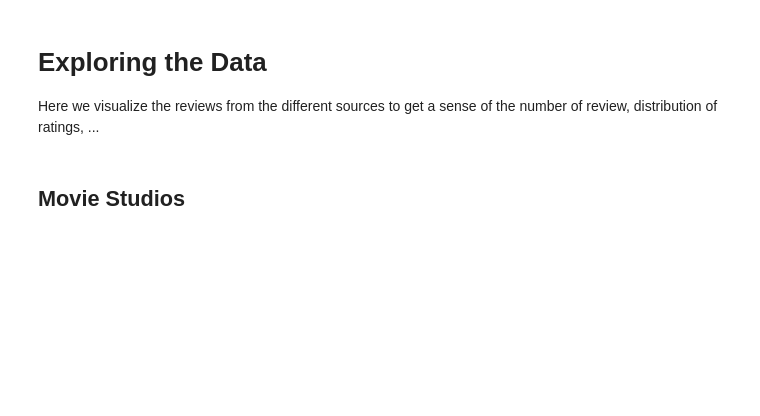
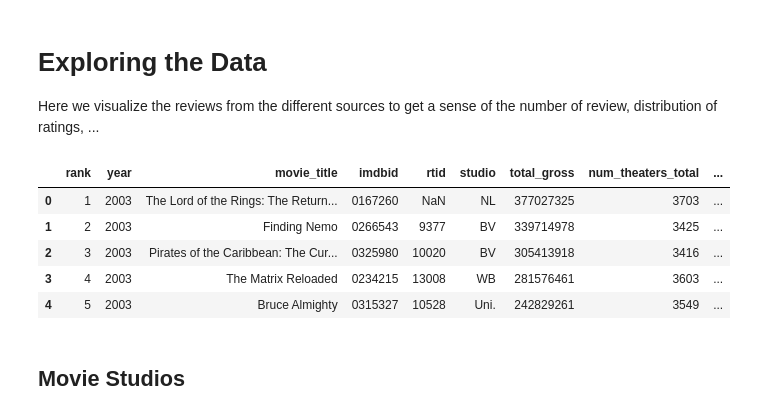
Before and after one commit to rizzomichaelg/cs109-oscars, a Jupyter notebook: process_book.ipynb, the cells around one changed output. Saved outputs shown, nothing was run; the diff lists cells and outputs as text; code cells hidden in the pictures; blank space fills up the shorter version.

```diff
--- a/process_book.ipynb
+++ b/process_book.ipynb
@@ -772,2 +816,18 @@ Here we visualize the reviews from the different sources to get a sense of the n
+# %%
+bomj_df = pd.read_csv('data/completedata.csv')
+
+bomj_df['imdbid'] = bomj_df['imdbid'].map(lambda id: str(id).zfill(7))
+#imdb_df['id'] = imdb_df['id'].map(lambda id: str(id).zfill(7))
+
+#add_oscar_data(imdb_df)
+add_oscar_data(bomj_df,'imdbid')
+bomj_df.head()
+# %% [output]
+|  | rank | year | movie_title | imdbid | rtid | studio | total_gross | num_theaters_total | ... |
+| 0 | 1 | 2003 | The Lord of the Rings: The Return... | 0167260 | NaN | NL | 377027325 | 3703 | ... |
+| 1 | 2 | 2003 | Finding Nemo | 0266543 | 9377 | BV | 339714978 | 3425 | ... |
+| 2 | 3 | 2003 | Pirates of the Caribbean: The Cur... | 0325980 | 10020 | BV | 305413918 | 3416 | ... |
+| 3 | 4 | 2003 | The Matrix Reloaded | 0234215 | 13008 | WB | 281576461 | 3603 | ... |
+| 4 | 5 | 2003 | Bruce Almighty | 0315327 | 10528 | Uni. | 242829261 | 3549 | ... |
 # %% [markdown]
 <h2>Movie Studios</h2>
```
Also changed, not shown: parts of 5 cells of this notebook.
